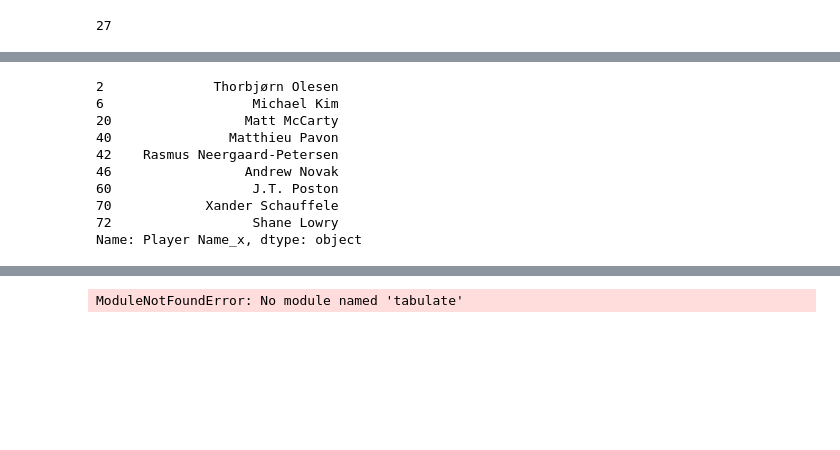
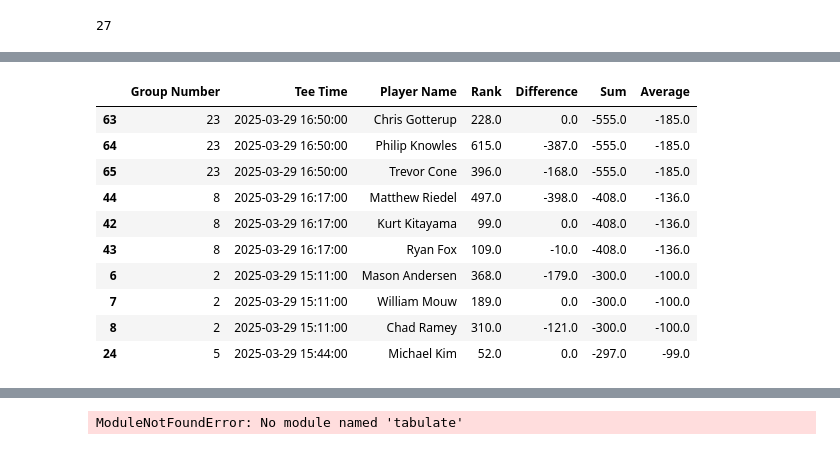
Before and after one commit to rypi314/data_golf, a Jupyter notebook: pga_analysis_world_rank.ipynb, the cells around one changed output, grey strips where cells are left out. Saved outputs shown, nothing was run; the diff lists cells and outputs as text; code cells hidden in the pictures; blank space fills up the shorter version.

```diff
--- a/pga_analysis_world_rank.ipynb
+++ b/pga_analysis_world_rank.ipynb
@@ -213,13 +251,18 @@ df_bet.head(50)
-# %%
-df_bet['Player Name_x'][df_bet['Difference'] == 0]
-# %% [output]
-2              Thorbjørn Olesen
-6                   Michael Kim
-20                 Matt McCarty
-40               Matthieu Pavon
-42    Rasmus Neergaard-Petersen
-46                 Andrew Novak
-60                  J.T. Poston
-70            Xander Schauffele
-72                  Shane Lowry
-Name: Player Name_x, dtype: object
+# %%
+# Compute the mean for each group and assign it as a new column
+df_bet['Sum'] = df_bet.groupby('Group Number')['Difference'].transform('sum')
+df_bet['Average'] = df_bet.groupby('Group Number')['Difference'].transform('mean')
+# %%
+df_bet.sort_values(by='Sum', ascending=True).head(n=10)
+# %% [output]
+|  | Group Number | Tee Time | Player Name | Rank | Difference | Sum | Average |
+| 63 | 23 | 2025-03-29 16:50:00 | Chris Gotterup | 228.0 | 0.0 | -555.0 | -185.0 |
+| 64 | 23 | 2025-03-29 16:50:00 | Philip Knowles | 615.0 | -387.0 | -555.0 | -185.0 |
+| 65 | 23 | 2025-03-29 16:50:00 | Trevor Cone | 396.0 | -168.0 | -555.0 | -185.0 |
+| 44 | 8 | 2025-03-29 16:17:00 | Matthew Riedel | 497.0 | -398.0 | -408.0 | -136.0 |
+| 42 | 8 | 2025-03-29 16:17:00 | Kurt Kitayama | 99.0 | 0.0 | -408.0 | -136.0 |
+| 43 | 8 | 2025-03-29 16:17:00 | Ryan Fox | 109.0 | -10.0 | -408.0 | -136.0 |
+| 6 | 2 | 2025-03-29 15:11:00 | Mason Andersen | 368.0 | -179.0 | -300.0 | -100.0 |
+| 7 | 2 | 2025-03-29 15:11:00 | William Mouw | 189.0 | 0.0 | -300.0 | -100.0 |
+| 8 | 2 | 2025-03-29 15:11:00 | Chad Ramey | 310.0 | -121.0 | -300.0 | -100.0 |
+| 24 | 5 | 2025-03-29 15:44:00 | Michael Kim | 52.0 | 0.0 | -297.0 | -99.0 |
```
Also changed, not shown: parts of 23 cells of this notebook, 9 other files.
